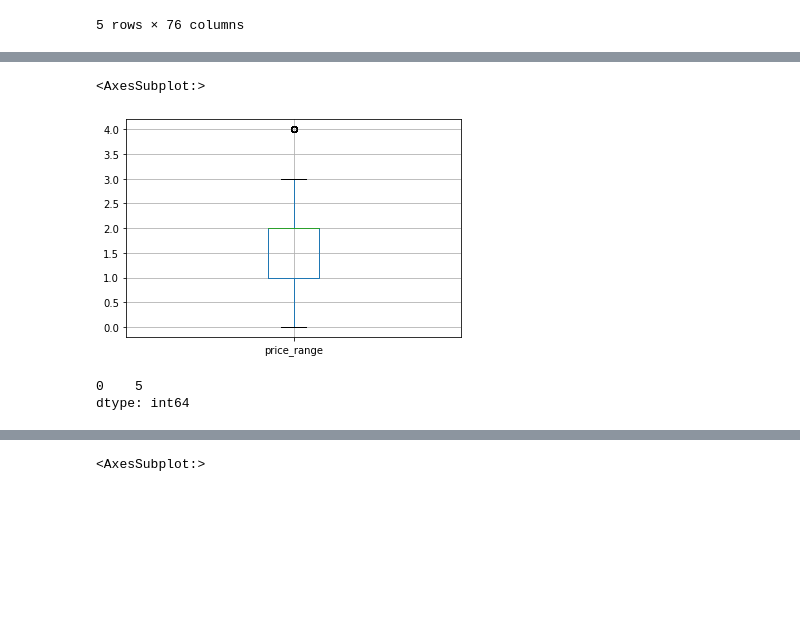
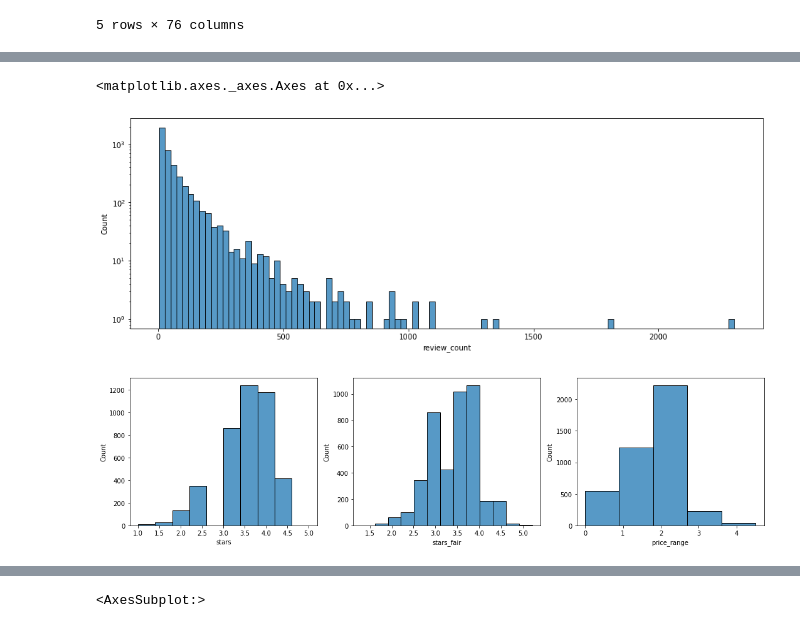
Before and after one commit to BadeJoey/Yelp_Analyser, a Jupyter notebook: data_eda.ipynb, the cells around one changed output, grey strips where cells are left out. Cells and saved outputs as stored; diff of their text form; code cells hidden in the pictures; blank space fills up the shorter version.

```diff
--- a/data_eda.ipynb
+++ b/data_eda.ipynb
@@ -215,14 +128,16 @@ df.price_range.hist()
-# %%
-df.boxplot(column="price_range")
-# %% [output]
-<AxesSubplot:>
-[figure, removed]
-# %%
-df["stars"].median()
-df["stars"].mode()
-
-df["review_count"].median()
-df["review_count"].mode()
-# %% [output]
-0    5
-dtype: int64
+# %%
+fig = plt.figure()
+log_ax = fig.add_axes((0, 0, 2, 1))
+log_ax.set_yscale("log")
+sns.histplot(data=df, x="review_count", ax=log_ax, bins=100)
+# %% [output]
+<matplotlib.axes._axes.Axes at 0x...>
+[figure, added]
+# %%
+f, axes = plt.subplots(1, 3, figsize=(15,4))
+sns.histplot(data=df, x="stars", binwidth=0.4, ax=axes[0])
+sns.histplot(data=df, x="stars_fair", binwidth=0.3, ax=axes[1])
+sns.histplot(data=df, x="price_range", binwidth=0.9, ax=axes[2])
+f.tight_layout()
+# %% [output]
+[figure, added]
```
Also changed, not shown: parts of 49 cells of this notebook.
